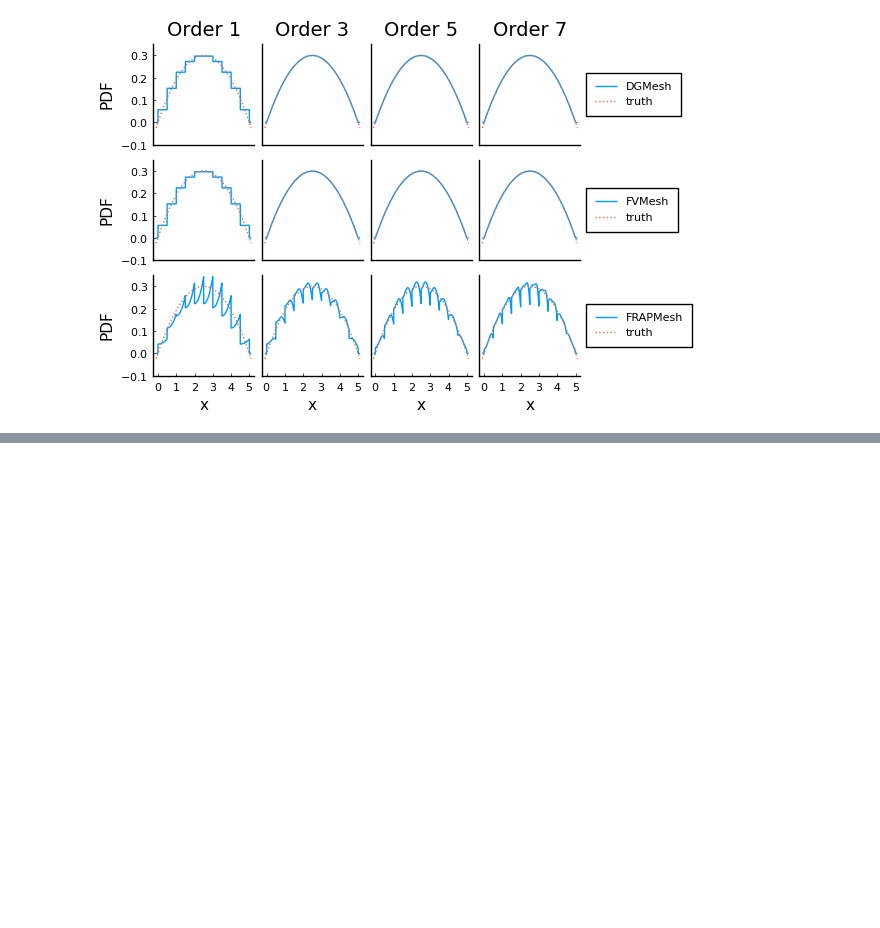
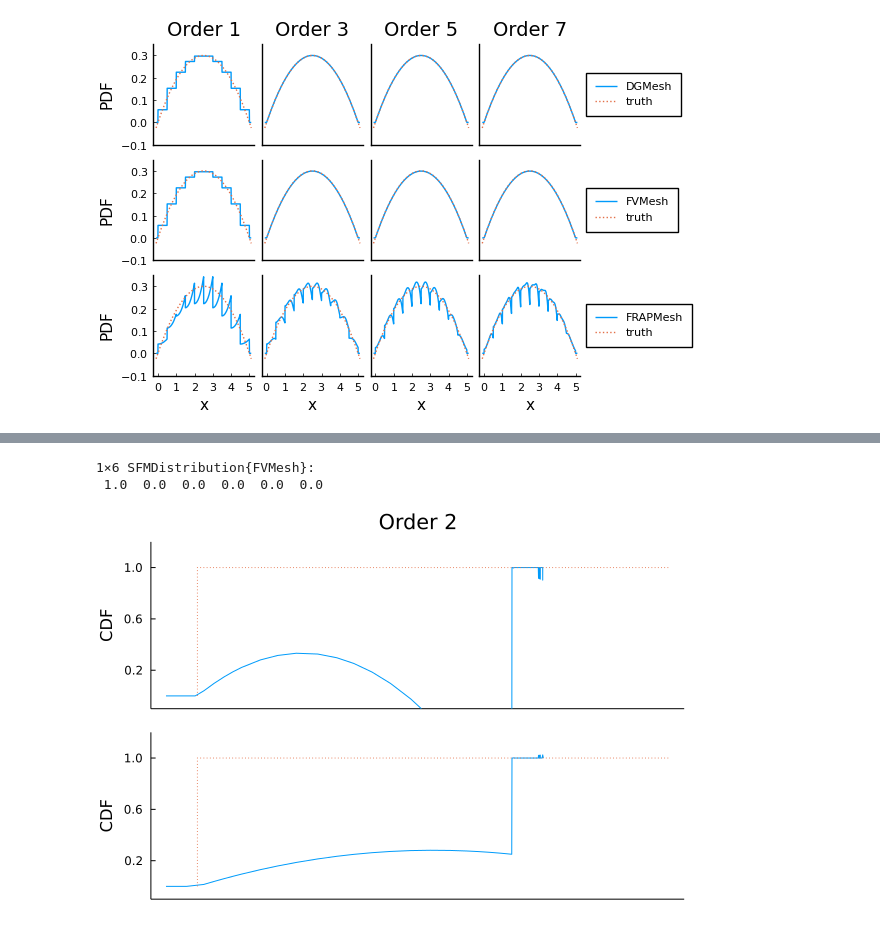
Before and after one commit to angus-lewis/DFQExamples.jl, a Jupyter notebook: notebooks/FunctionReconstruction.ipynb, the cells around one changed output, grey strips where cells are left out. Cells and saved outputs as stored; diff of their text form; code cells hidden in the pictures; blank space fills up the shorter version.

```diff
--- a/notebooks/FunctionReconstruction.ipynb
+++ b/notebooks/FunctionReconstruction.ipynb
@@ -167,3 +170,80 @@ end
 # %% [output]
 [figure]
 [figure]
+# %%
+nodes = collect(0.0:1.0:5);
+for plt_type in (cdf,pdf)
+    p = plot(layout=(2,1))
+    linetypes = [:solid,:solid,:solid]
+    c_order = 0
+    for order in [2]
+        c_order += 1
+        c_mesh = 0
+        for mtype in (DGMesh, FVMesh)
+            c_mesh += 1
+            mesh = mtype(nodes,order)
+
+            dq = DiscretisedFluidQueue(model,mesh)
+
+            d0 = interior_point_mass(eps(),1,dq)
+            display(d0)
+            rec = plt_type(d0)
+
+
+
+
+            std_plot(args...; kwargs...) = plot!(
+                p.layout.grid[c_mesh,c_order],
+                x->rec(x,1),
+                nodes[1]-0.1, 1.1;
+                ylim=((plt_type==pdf) ? (-3,9) : (-0.1,1.2)),
+                linestyle=linetypes[c_mesh],
+                xticks=false,
+                yticks=false,
+                grid=false,
+                kwargs...,
+            )
+            if c_order == 1
+                std_plot(;label=false,ylabel=uppercase(string(plt_type)),legend=false)
+                yticks!(p.layout.grid[c_mesh,c_order], ((plt_type==pdf) ? (-3:3:9) : (-0.2:0.4:1.2)))
+            elseif c_order == 4
+                std_plot(;label=string(mtype),legend=:outerright)
+            else
+                std_plot(;label=false,legend=false)
+            end
+            if c_mesh == 1
+                plot!(p.layout.grid[c_mesh,c_order]; title="Order "*string(order))
+            elseif c_mesh == 3
+                xticks!(p.layout.grid[c_mesh,c_order], 0:0.5:1.5)
+                plot!(p.layout.grid[c_mesh,c_order]; xlabel="x")
+            end
+            std_plot2(args... ; kwargs...) = if plt_type==cdf
+                plot!(
+                    p.layout.grid[c_mesh,c_order],
+                    [0.0;eps();eps();1.5],
+                    [0.0;0.0;1.0;1.0],
+                    args...;
+                    linestyle=:dot,
+                    kwargs...,
+                )
+            elseif plt_type==pdf
+                plot!(
+                    p.layout.grid[c_mesh,c_order],
+                    [0.0;eps();2*eps();1.5],
+                    [0.0;100;0.0;0.0],
+                    args...;
+                    subplot=c_order,
+                    linestyle=:dot,
+                    kwargs...
+                )
+            end
+            if c_order==4
+                std_plot2(;label="truth",legend=:outerright)
+            else
+                std_plot2(;label=false)
+            end
+        end
+    end
+    display(p)
+end
+# %% [output]
@@ -169,0 +252,3 @@ end
+1×6 SFMDistribution{FVMesh}:
+ 1.0  0.0  0.0  0.0  0.0  0.0
+[figure, added]
```
Also changed, not shown: parts of 2 cells of this notebook, 2 other files.
